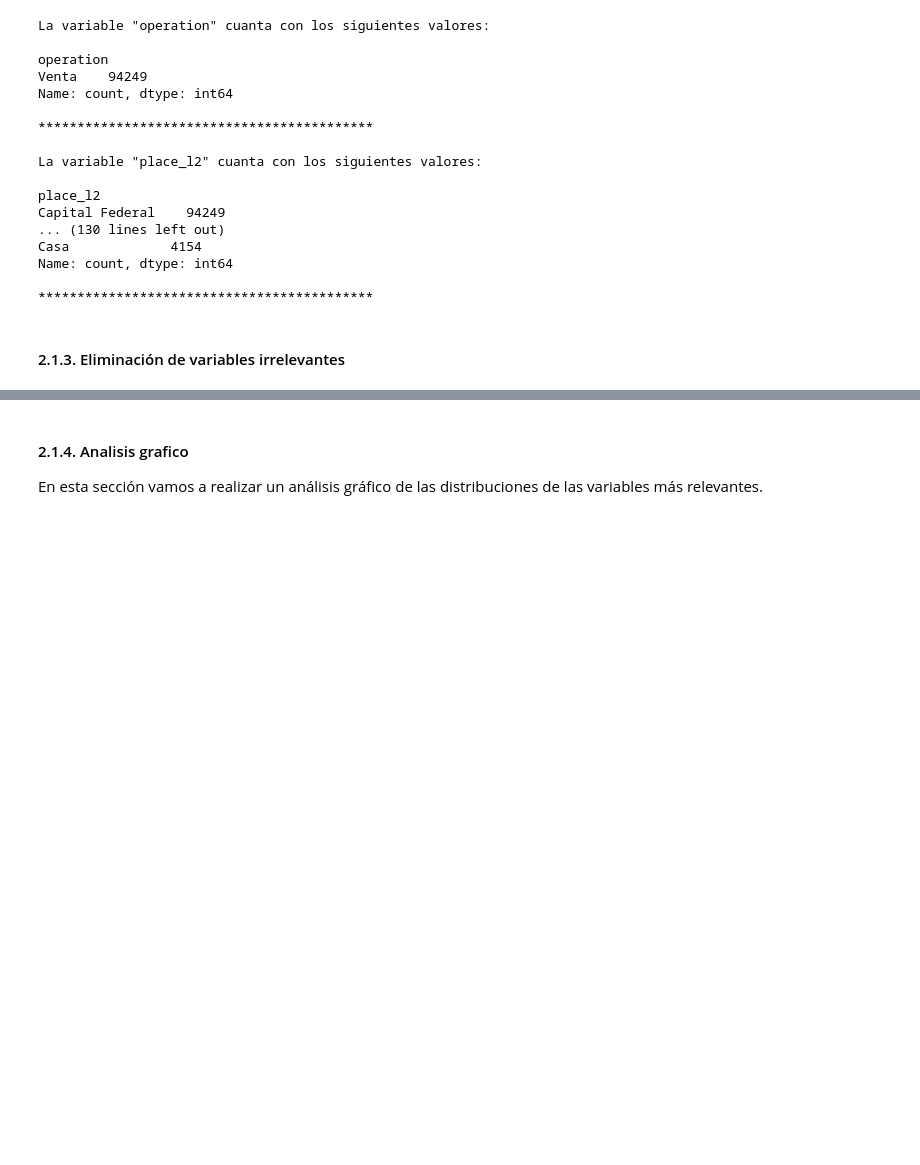
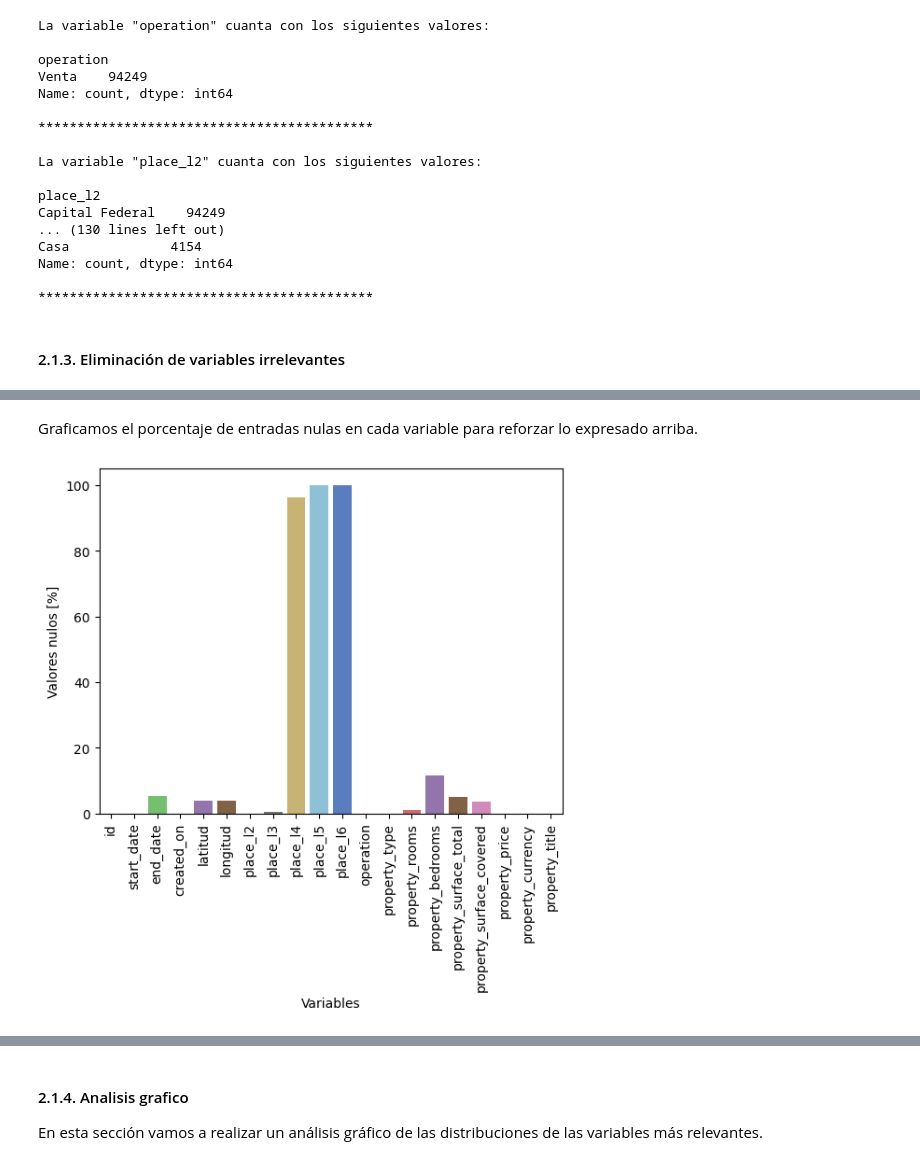
Before and after one commit to sttesta3/7506R-1C2024-GRUPO08, a Jupyter notebook: 7506R-1C2024-GRUPO08-CHECKPOINT_1.ipynb, the cells around one changed output, grey strips where cells are left out. Saved outputs shown, nothing was run; the diff lists cells and outputs as text; code cells hidden in the pictures; blank space fills up the shorter version.

```diff
--- a/7506R-1C2024-GRUPO08-CHECKPOINT_1.ipynb
+++ b/7506R-1C2024-GRUPO08-CHECKPOINT_1.ipynb
@@ -420,2 +434,23 @@ Procedemos a eliminar las siguientes variables, dado que las mismas carecen de s
 - `place_l3` (nominal): Nivel de division administrativa 3, correspondiente a la ciudad donde se encuentra la propiedad.
 - `property_type` (nominal): Tipo de propiedad (Casa, Departamento, PH)
+# %% [markdown]
+Graficamos el porcentaje de entradas nulas en cada variable para reforzar lo expresado arriba.
+# %%
+# Calculamos los nulos.
+cantidad_de_filas = ds_properati.shape[0]
+cantidad_de_nulos = ds_properati.isnull().sum()
+porcentaje_de_nulos = (cantidad_de_nulos / cantidad_de_filas) * 100
+
+# Armamos el grafico de porcentajes.
+sns.barplot(x = porcentaje_de_nulos.index,
+            y = porcentaje_de_nulos.values,
+            palette = "muted")
+
+plt.xlabel("Variables") # Leyenda eje x
+plt.ylabel("Valores nulos [%]") # Leyenda eje y
+plt.xticks(rotation = 90) # Rotacion de los indices en el eje X
+
+# Muestro la grafica.
+plt.show()
+# %% [output]
+[figure, added]
```
Also changed, not shown: parts of 29 cells of this notebook.
